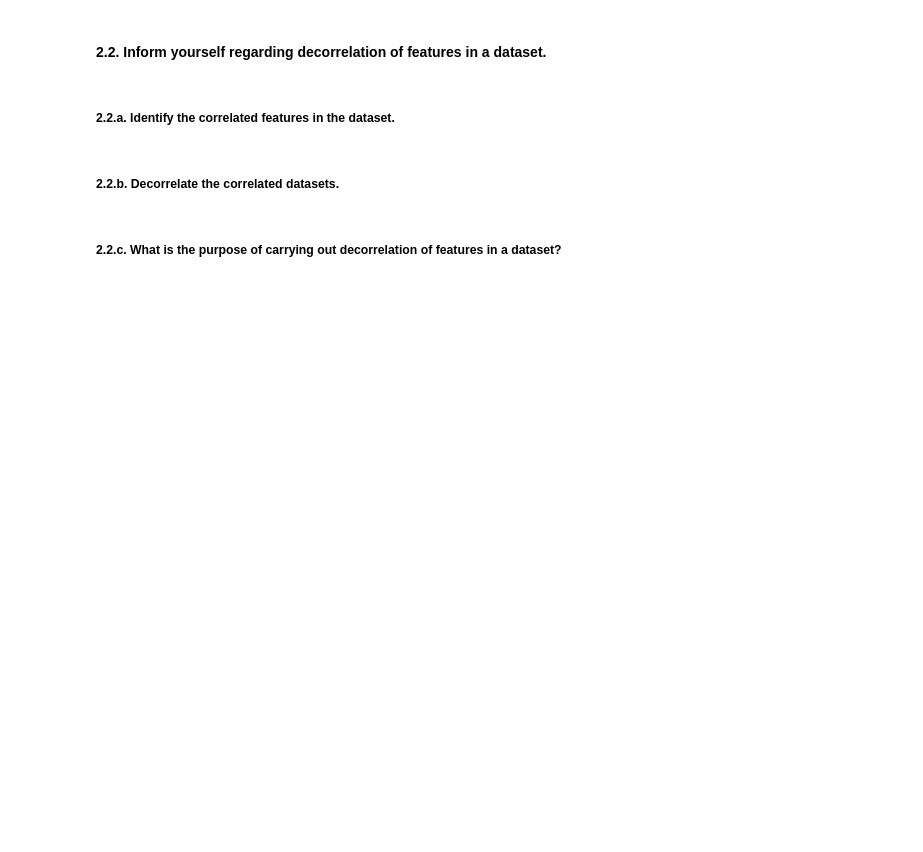
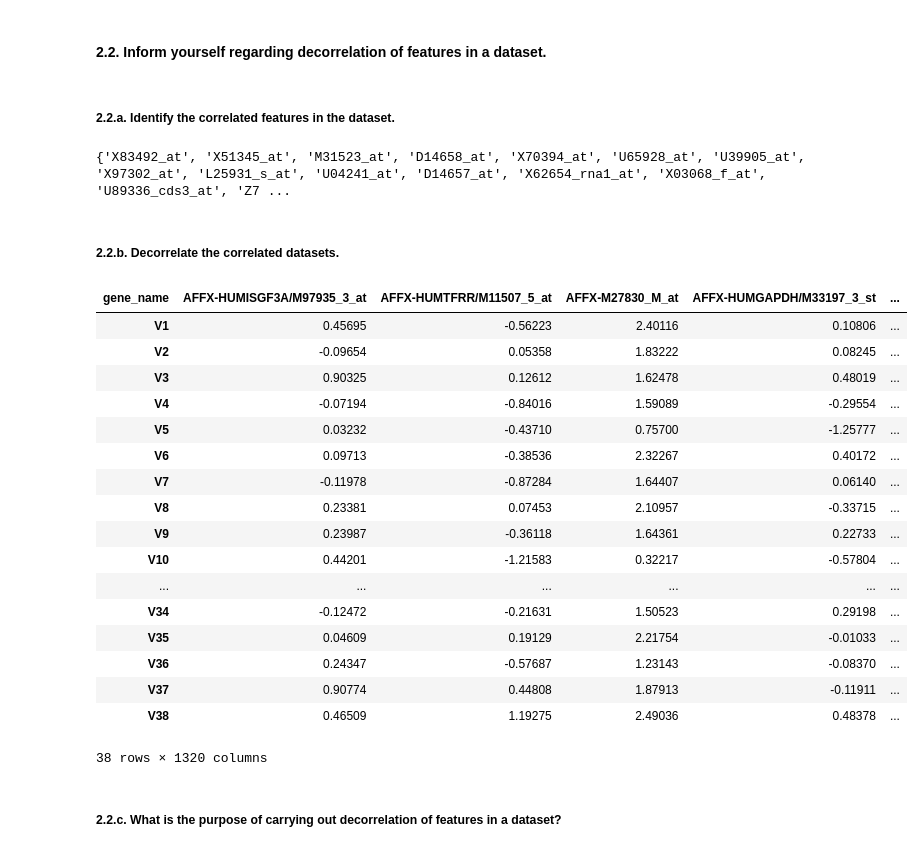
Before and after one commit to FabriceBeaumont/MA-INF_4216_Biomedical_DS_and_AI, a Jupyter notebook: Sheet4/Assignment4_Solutions.ipynb, the cells around one changed output. Cells and saved outputs as stored; diff of their text form; code cells hidden in the pictures; blank space fills up the shorter version.

```diff
--- a/Sheet4/Assignment4_Solutions.ipynb
+++ b/Sheet4/Assignment4_Solutions.ipynb
@@ -355,7 +409,43 @@ In the plot we can see that the slope is still very steep at more than two princ
 #### 2.2. Inform yourself regarding decorrelation of features in a dataset.
 # %% [markdown]
 ##### 2.2.a. Identify the correlated features in the dataset.
+# %%
+# calculating pairwise feature correlation in matrix
+correlated_features = set()
+corr_matrix = feature_matrix.corr().abs()
+for i in range(len(corr_matrix.columns)):
+    for j in range(i):
+        if(corr_matrix.iloc[i,j]>0.8):
+            correlated_features.add(corr_matrix.columns[i])
+print(correlated_features)
+# %% [output]
+{'X83492_at', 'X51345_at', 'M31523_at', 'D14658_at', 'X70394_at', 'U65928_at', 'U39905_at', 'X97302_at', 'L25931_s_at', 'U04241_at', 'D14657_at', 'X62654_rna1_at', 'X03068_f_at', 'U89336_cds3_at', 'Z7 ...
 # %% [markdown]
 ##### 2.2.b. Decorrelate the correlated datasets.
+# %%
+# METHOD 1 - dropping correlated features of dataset
+decorrelated_dataset = feature_matrix.drop(labels=correlated_features, axis=1)
+decorrelated_dataset
+
+# METHOD 2 - It is also possible to prerform PCA as we have done in exercise 2.1.a to obtain PCAs which are not correlated
+# %% [output]
+| gene_name | AFFX-HUMISGF3A/M97935_3_at | AFFX-HUMTFRR/M11507_5_at | AFFX-M27830_M_at | AFFX-HUMGAPDH/M33197_3_st | ... |
+| V1 | 0.45695 | -0.56223 | 2.40116 | 0.10806 | ... |
+| V2 | -0.09654 | 0.05358 | 1.83222 | 0.08245 | ... |
+| V3 | 0.90325 | 0.12612 | 1.62478 | 0.48019 | ... |
+| V4 | -0.07194 | -0.84016 | 1.59089 | -0.29554 | ... |
+| V5 | 0.03232 | -0.43710 | 0.75700 | -1.25777 | ... |
+| V6 | 0.09713 | -0.38536 | 2.32267 | 0.40172 | ... |
+| V7 | -0.11978 | -0.87284 | 1.64407 | 0.06140 | ... |
+| V8 | 0.23381 | 0.07453 | 2.10957 | -0.33715 | ... |
+| V9 | 0.23987 | -0.36118 | 1.64361 | 0.22733 | ... |
+| V10 | 0.44201 | -1.21583 | 0.32217 | -0.57804 | ... |
+| ... | ... | ... | ... | ... | ... |
+| V34 | -0.12472 | -0.21631 | 1.50523 | 0.29198 | ... |
+| V35 | 0.04609 | 0.19129 | 2.21754 | -0.01033 | ... |
+| V36 | 0.24347 | -0.57687 | 1.23143 | -0.08370 | ... |
+| V37 | 0.90774 | 0.44808 | 1.87913 | -0.11911 | ... |
+| V38 | 0.46509 | 1.19275 | 2.49036 | 0.48378 | ... |
+38 rows × 1320 columns
 # %% [markdown]
 ##### 2.2.c. What is the purpose of carrying out decorrelation of features in a dataset?
```
Also changed, not shown: parts of 14 cells of this notebook.
